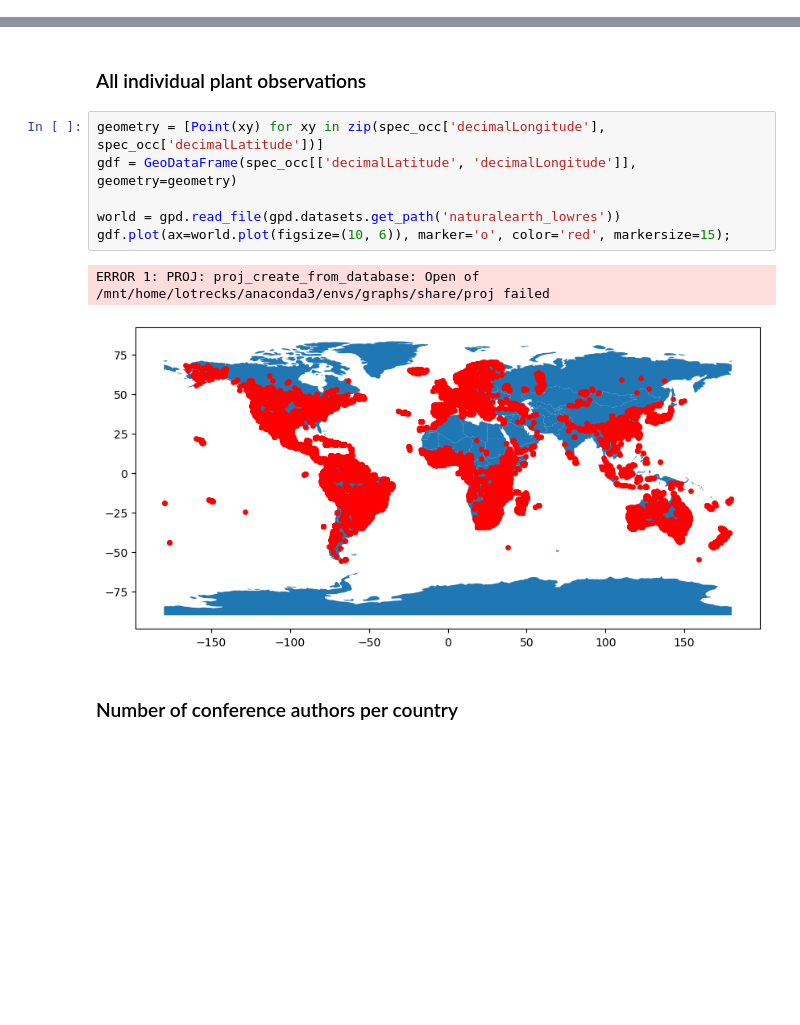
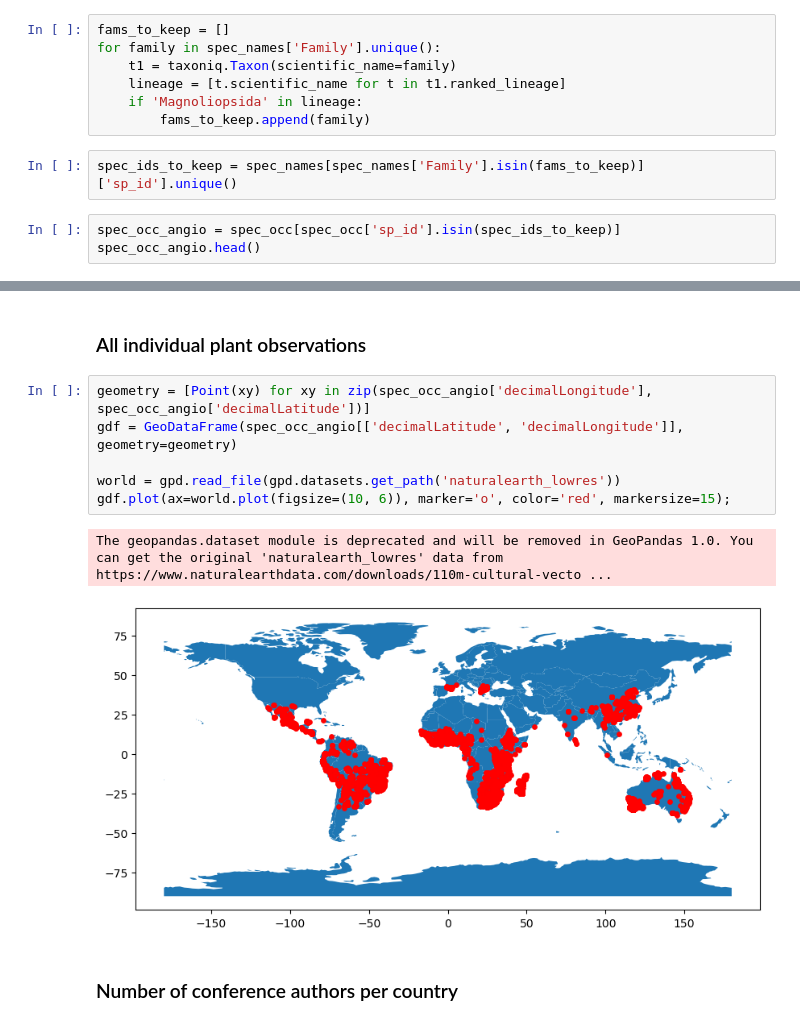
Before and after one commit to serenalotreck/desiccation-network, a Jupyter notebook: notebooks/plant_and_author_distributions.ipynb, the cells around one changed output, grey strips where cells are left out. Cells and saved outputs as stored; diff of their text form; blank space fills up the shorter version.

```diff
--- a/notebooks/plant_and_author_distributions.ipynb
+++ b/notebooks/plant_and_author_distributions.ipynb
@@ -53,0 +65,12 @@ spec_names.head()
+# %%
+fams_to_keep = []
+for family in spec_names['Family'].unique():
+    t1 = taxoniq.Taxon(scientific_name=family)
+    lineage = [t.scientific_name for t in t1.ranked_lineage]
+    if 'Magnoliopsida' in lineage:
+        fams_to_keep.append(family)
+# %%
+spec_ids_to_keep = spec_names[spec_names['Family'].isin(fams_to_keep)]['sp_id'].unique()
+# %%
+spec_occ_angio = spec_occ[spec_occ['sp_id'].isin(spec_ids_to_keep)]
+spec_occ_angio.head()
@@ -63,14 +93,14 @@ sns.kdeplot(spec_occ.groupby('sp_id').count()['decimalLongitude'])
 # %% [markdown]
 ### All individual plant observations
 # %%
-geometry = [Point(xy) for xy in zip(spec_occ['decimalLongitude'], spec_occ['decimalLatitude'])]
-gdf = GeoDataFrame(spec_occ[['decimalLatitude', 'decimalLongitude']], geometry=geometry)
+geometry = [Point(xy) for xy in zip(spec_occ_angio['decimalLongitude'], spec_occ_angio['decimalLatitude'])]
+gdf = GeoDataFrame(spec_occ_angio[['decimalLatitude', 'decimalLongitude']], geometry=geometry)
 
 world = gpd.read_file(gpd.datasets.get_path('naturalearth_lowres'))
 gdf.plot(ax=world.plot(figsize=(10, 6)), marker='o', color='red', markersize=15);
 # %% [output]
-ERROR 1: PROJ: proj_create_from_database: Open of /mnt/home/lotrecks/anaconda3/envs/graphs/share/proj failed
+The geopandas.dataset module is deprecated and will be removed in GeoPandas 1.0. You can get the original 'naturalearth_lowres' data from https://www.naturalearthdata.com/downloads/110m-cultural-vecto ...
-[figure, old version]
+[figure, new version]
 # %% [markdown]
 ### Number of conference authors per country
 # %% [markdown]
```
Also changed, not shown: parts of 51 cells of this notebook, 1 other file.
